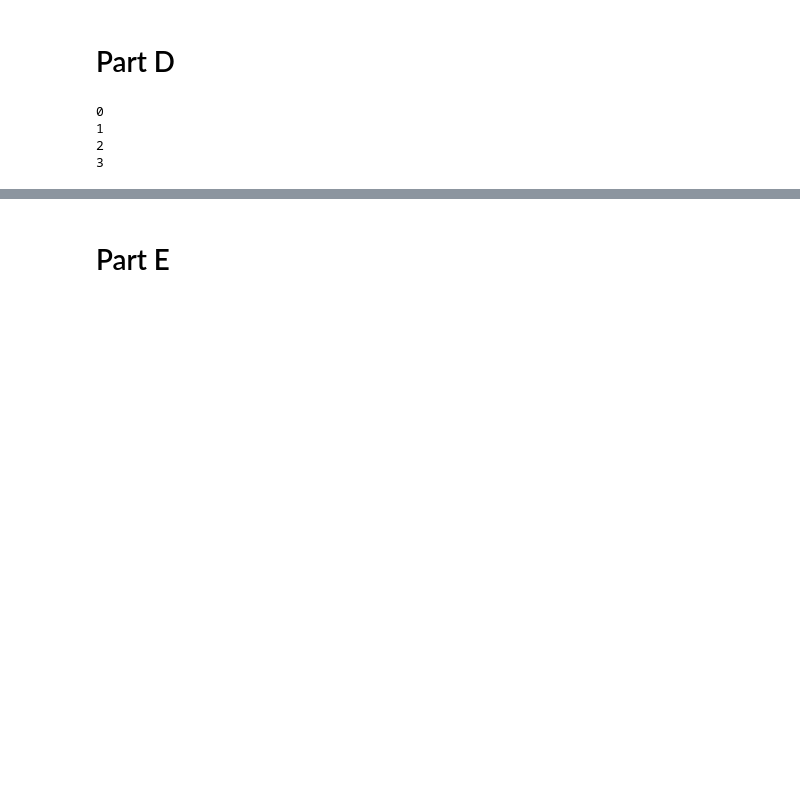
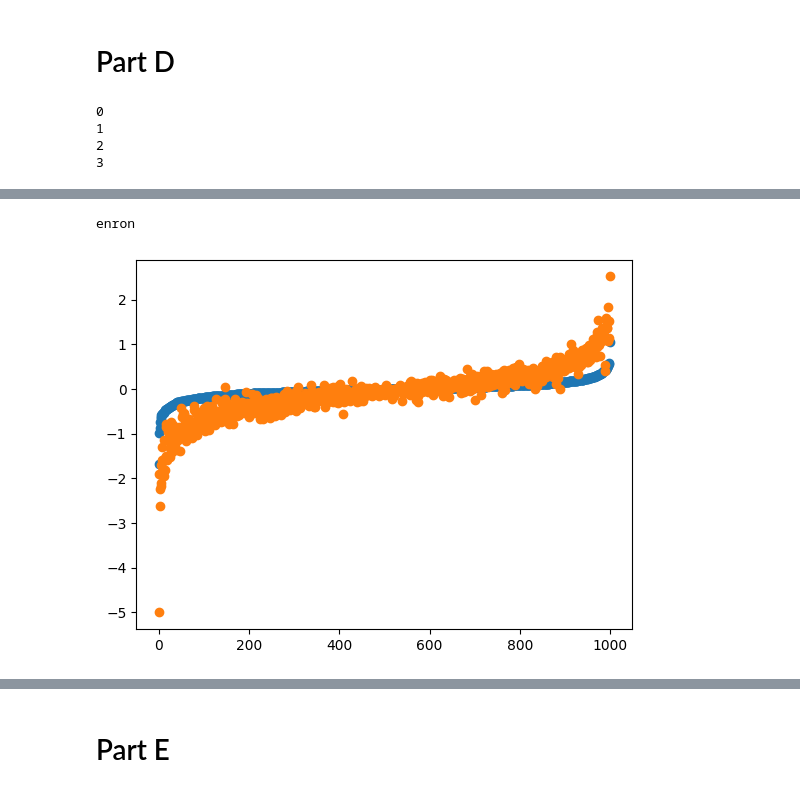
Before and after one commit to ryanwhite1/Uni-Work, a Jupyter notebook: MRes/Teaching/comp-wk10/Week10.ipynb, the cells around one changed output, grey strips where cells are left out. Saved outputs shown, nothing was run; the diff lists cells and outputs as text; code cells hidden in the pictures; blank space fills up the shorter version.

```diff
--- a/MRes/Teaching/comp-wk10/Week10.ipynb
+++ b/MRes/Teaching/comp-wk10/Week10.ipynb
@@ -209,3 +209,22 @@ bunches[0]
+# %%
+fig, ax = plt.subplots()
+
+# first iter: C = 0.1, penalty = l2 - blue
+# second iter: C = 1, penalty = l2 - orange
+
+for i in range(2):
+    ydata = bunches[i]['coefficients']
+
+    if i == 0:
+        sort_inds = np.argsort(ydata)
+    # sort_inds = np.argsort(ydata)
+
+    plt.scatter(np.arange(1000), ydata[sort_inds])
+
+print(bunches[0]['vocab'][sort_inds[0]])
+# %% [output]
+enron
+[figure, added]
 # %%
 fig, ax = plt.subplots()
 
```
Also changed, not shown: parts of 12 cells of this notebook.
